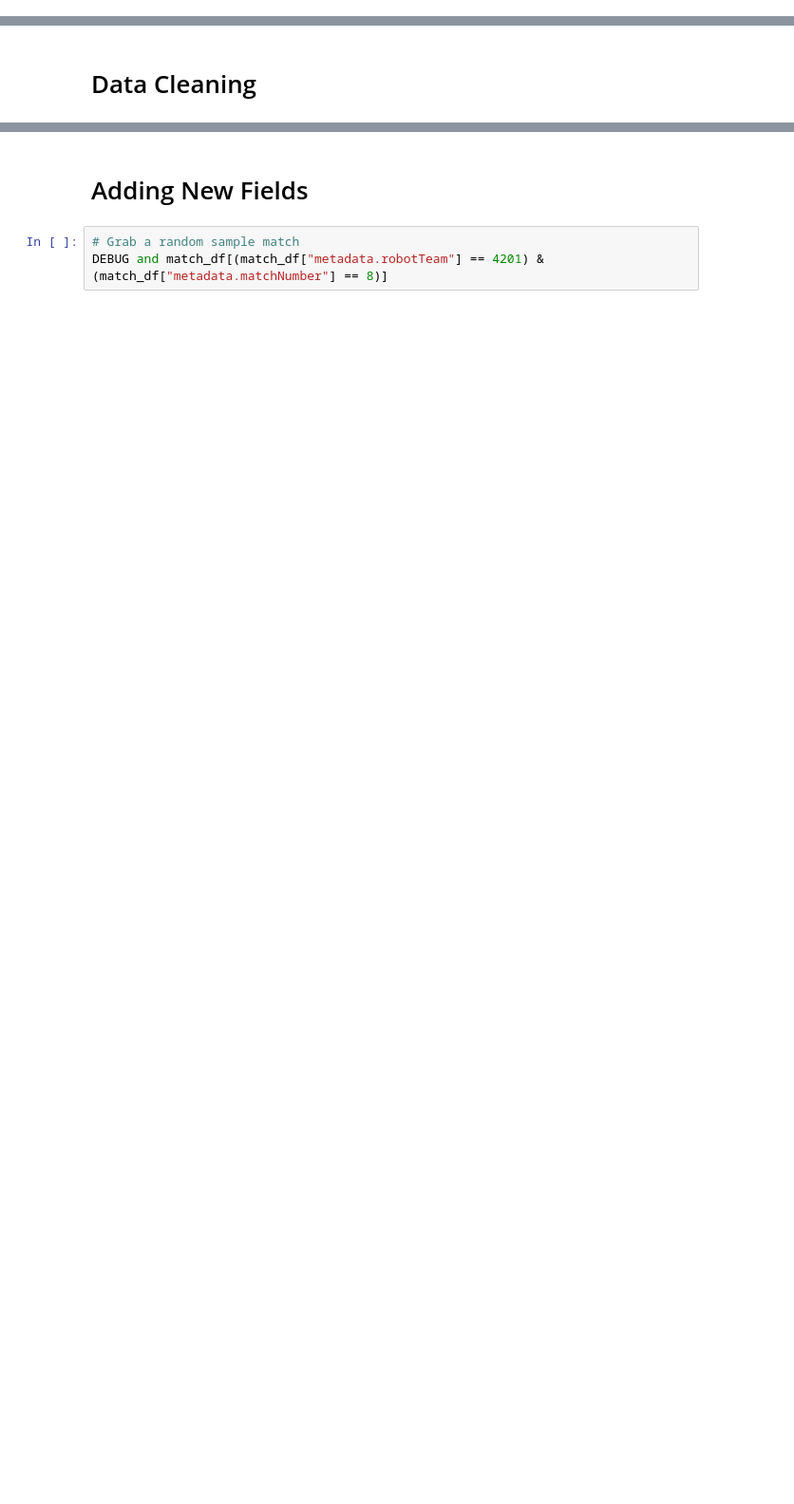
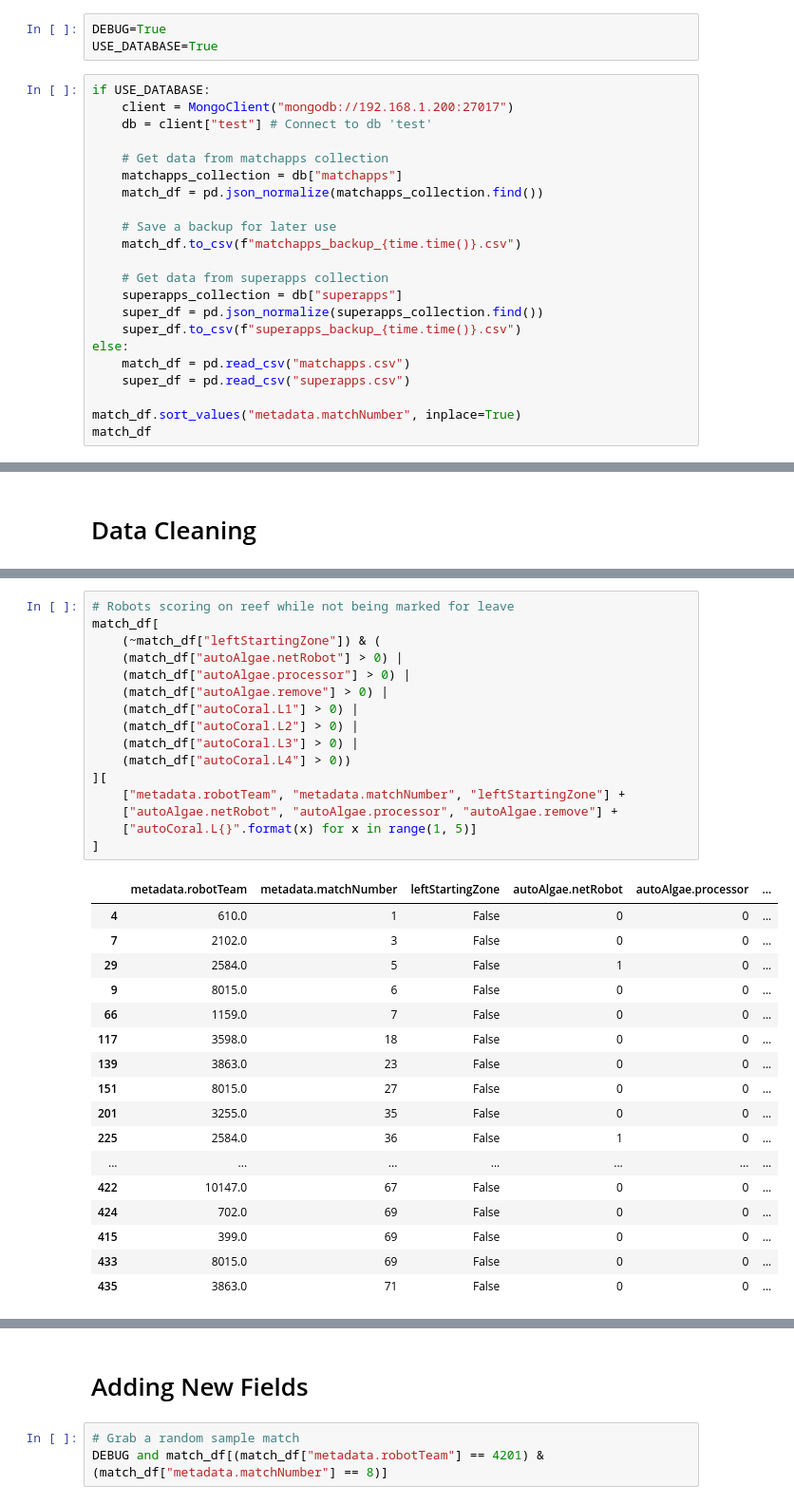
Before and after one commit to ThePotatoArchivist/scouting-app-2025, a Jupyter notebook: data-analysis/nathan/analysis.ipynb, the cells around one changed output, grey strips where cells are left out. Shown at 95% size. Drawn from its saved outputs; the diff is of its cells as text; blank space fills up the shorter version.

```diff
--- a/data-analysis/nathan/analysis.ipynb
+++ b/data-analysis/nathan/analysis.ipynb
@@ -8,0 +7,25 @@ DEBUG=False
+# %%
+DEBUG=True
+USE_DATABASE=True
+# %%
+if USE_DATABASE:
+    client = MongoClient("mongodb://192.168.1.200:27017")
+    db = client["test"] # Connect to db 'test'
+
+    # Get data from matchapps collection
+    matchapps_collection = db["matchapps"]
+    match_df = pd.json_normalize(matchapps_collection.find())
+
+    # Save a backup for later use
+    match_df.to_csv(f"matchapps_backup_{time.time()}.csv")
+
+    # Get data from superapps collection
+    superapps_collection = db["superapps"]
+    super_df = pd.json_normalize(superapps_collection.find())
+    super_df.to_csv(f"superapps_backup_{time.time()}.csv")
+else:
+    match_df = pd.read_csv("matchapps.csv")
+    super_df = pd.read_csv("superapps.csv")
+
+match_df.sort_values("metadata.matchNumber", inplace=True)
+match_df
@@ -17,0 +54,34 @@ Things I've noticed:
+# %%
+# Robots scoring on reef while not being marked for leave
+match_df[
+    (~match_df["leftStartingZone"]) & (
+    (match_df["autoAlgae.netRobot"] > 0) |
+    (match_df["autoAlgae.processor"] > 0) |
+    (match_df["autoAlgae.remove"] > 0) |
+    (match_df["autoCoral.L1"] > 0) |
+    (match_df["autoCoral.L2"] > 0) |
+    (match_df["autoCoral.L3"] > 0) |
+    (match_df["autoCoral.L4"] > 0))
+][
+    ["metadata.robotTeam", "metadata.matchNumber", "leftStartingZone"] +
+    ["autoAlgae.netRobot", "autoAlgae.processor", "autoAlgae.remove"] +
+    ["autoCoral.L{}".format(x) for x in range(1, 5)]
+]
+# %% [output]
+|  | metadata.robotTeam | metadata.matchNumber | leftStartingZone | autoAlgae.netRobot | autoAlgae.processor | ... |
+| 4 | 610.0 | 1 | False | 0 | 0 | ... |
+| 7 | 2102.0 | 3 | False | 0 | 0 | ... |
+| 29 | 2584.0 | 5 | False | 1 | 0 | ... |
+| 9 | 8015.0 | 6 | False | 0 | 0 | ... |
+| 66 | 1159.0 | 7 | False | 0 | 0 | ... |
+| 117 | 3598.0 | 18 | False | 0 | 0 | ... |
+| 139 | 3863.0 | 23 | False | 0 | 0 | ... |
+| 151 | 8015.0 | 27 | False | 0 | 0 | ... |
+| 201 | 3255.0 | 35 | False | 0 | 0 | ... |
+| 225 | 2584.0 | 36 | False | 1 | 0 | ... |
+| ... | ... | ... | ... | ... | ... | ... |
+| 422 | 10147.0 | 67 | False | 0 | 0 | ... |
+| 424 | 702.0 | 69 | False | 0 | 0 | ... |
+| 415 | 399.0 | 69 | False | 0 | 0 | ... |
+| 433 | 8015.0 | 69 | False | 0 | 0 | ... |
+| 435 | 3863.0 | 71 | False | 0 | 0 | ... |
```
Also changed, not shown: parts of 28 cells of this notebook, 1 other file.
